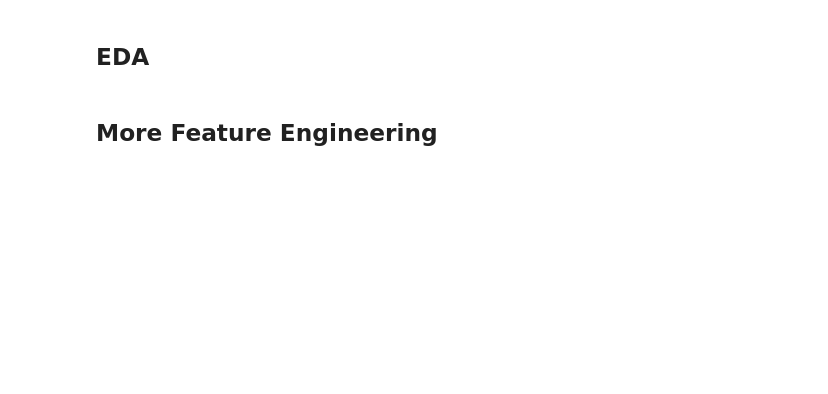
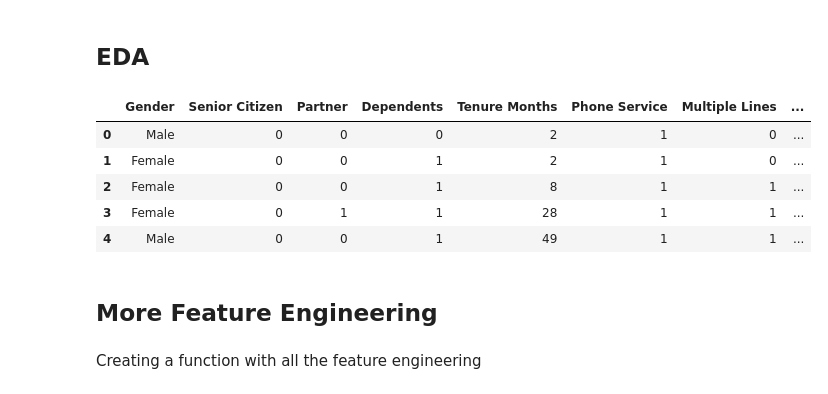
Before and after one commit to ldearlove/Digital-Futures-Swan-Project, a Jupyter notebook: AA.ipynb, the cells around one changed output. Drawn from its saved outputs; the diff is of its cells as text; code cells hidden in the pictures; blank space fills up the shorter version.

Commit message:
Create FE function

```diff
--- a/AA.ipynb
+++ b/AA.ipynb
@@ -187,5 +187,16 @@ df.head()
 #     plt.legend(bbox_to_anchor=(1.05, 1), loc='upper left')
 #     #plt.grid()  # adds grid --> looks messy for the first graph
 #     plt.show()
+# %%
+df.head()
+# %% [output]
+|  | Gender | Senior Citizen | Partner | Dependents | Tenure Months | Phone Service | Multiple Lines | ... |
+| 0 | Male | 0 | 0 | 0 | 2 | 1 | 0 | ... |
+| 1 | Female | 0 | 0 | 1 | 2 | 1 | 0 | ... |
+| 2 | Female | 0 | 0 | 1 | 8 | 1 | 1 | ... |
+| 3 | Female | 0 | 1 | 1 | 28 | 1 | 1 | ... |
+| 4 | Male | 0 | 0 | 1 | 49 | 1 | 1 | ... |
 # %% [markdown]
 ## More Feature Engineering
+# %% [markdown]
+Creating a function with all the feature engineering
```
Also changed, not shown: parts of 6 cells of this notebook.
